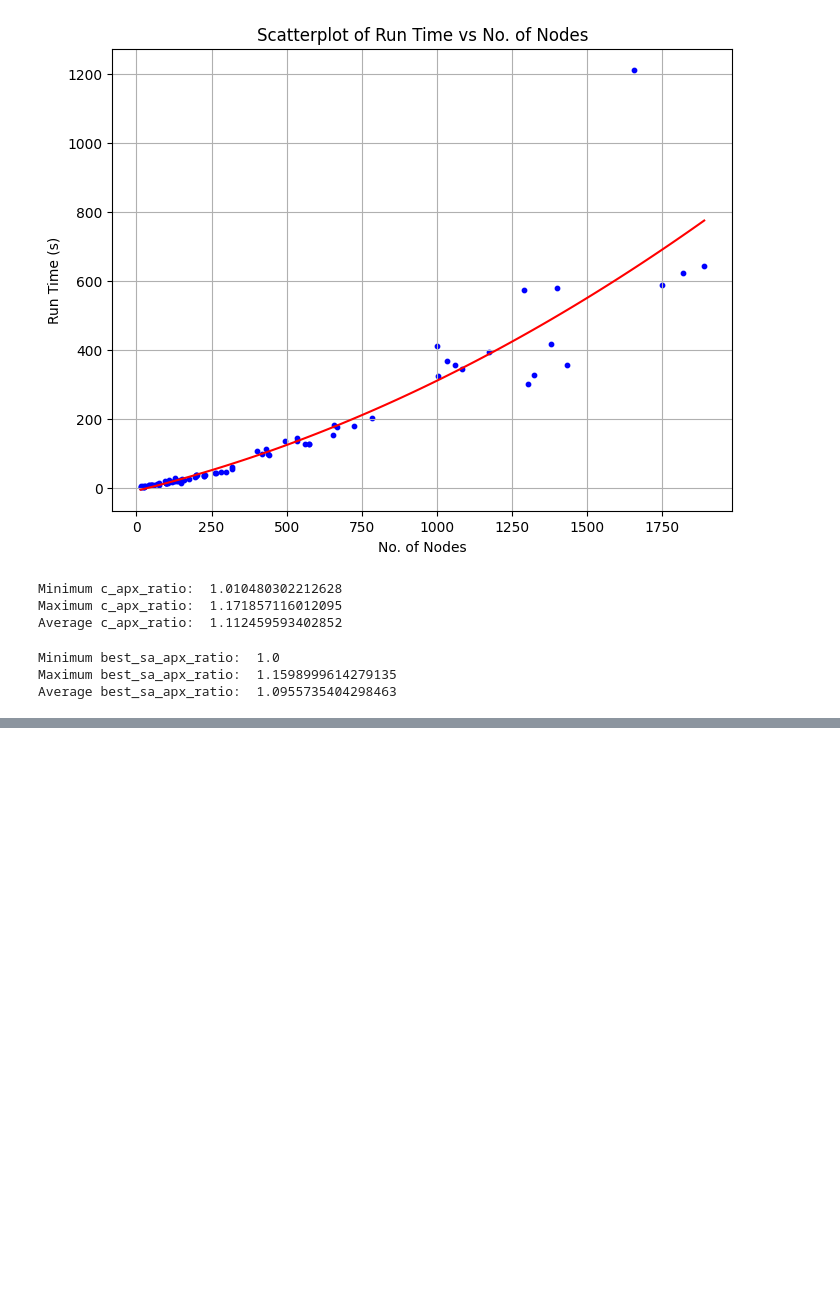
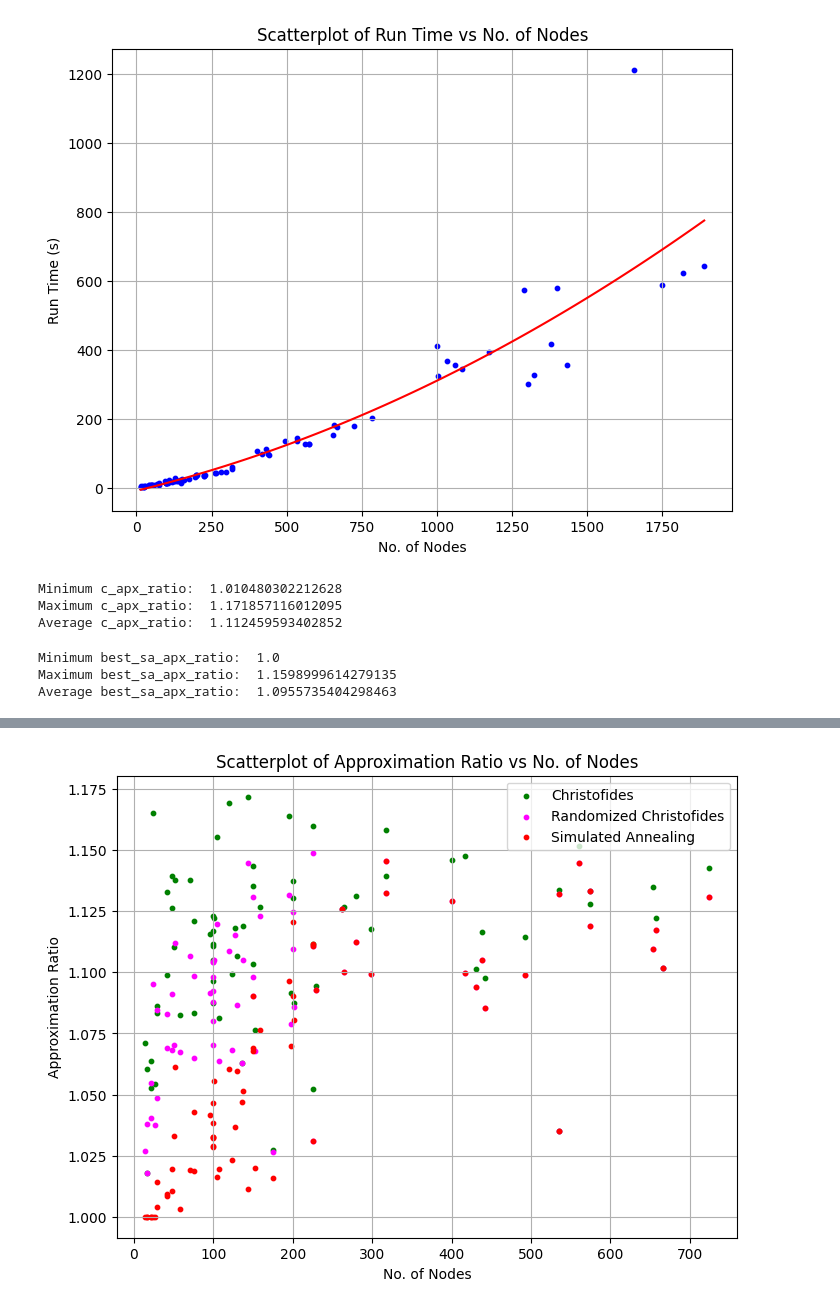
Before and after one commit to SumontaNandy/TSP, a Jupyter notebook: results.ipynb, the cells around one changed output, grey strips where cells are left out. Drawn from its saved outputs; the diff is of its cells as text; code cells hidden in the pictures; blank space fills up the shorter version.

Commit message:
results generated

```diff
--- a/results.ipynb
+++ b/results.ipynb
@@ -83,0 +339,3 @@ sample_df.to_csv("sa_samples.csv", index=False)
+# %%
+# read sa_results.csv
+df = pd.read_csv("sa_results.csv")
@@ -83,0 +358,26 @@ sample_df.to_csv("sa_samples.csv", index=False)
+# %%
+# get c_apx_ratio, best_apx_ratio, and best_sa_apx_ratio
+c_apx_ratio = df["c_apx_ratio"].tolist()
+best_apx_ratio = df["best_apx_ratio"].tolist()
+best_sa_apx_ratio = df["best_sa_apx_ratio"].tolist()
+# %%
+# scatter plot c_apx_ratio, best_apx_ratio, and best_sa_apx_ratio vs dimension using different colors
+plt.figure(figsize=(8, 6))
+plt.scatter(df["dimension"], c_apx_ratio, s=10, c="green", marker="o", label="Christofides")
+plt.scatter(
+    df["dimension"],
+    best_apx_ratio,
+    s=10,
+    c="magenta",
+    marker="o",
+    label="Randomized Christofides",
+)
+plt.scatter(df["dimension"], best_sa_apx_ratio, s=10, c="r", marker="o", label="Simulated Annealing")
+plt.xlabel("No. of Nodes")
+plt.ylabel("Approximation Ratio")
+plt.title("Scatterplot of Approximation Ratio vs No. of Nodes")
+plt.legend(loc="upper right")
+plt.grid(True)
+plt.show()
+# %% [output]
+[figure, added]
```
Also changed, not shown: parts of 31 cells of this notebook, 5 other files.
